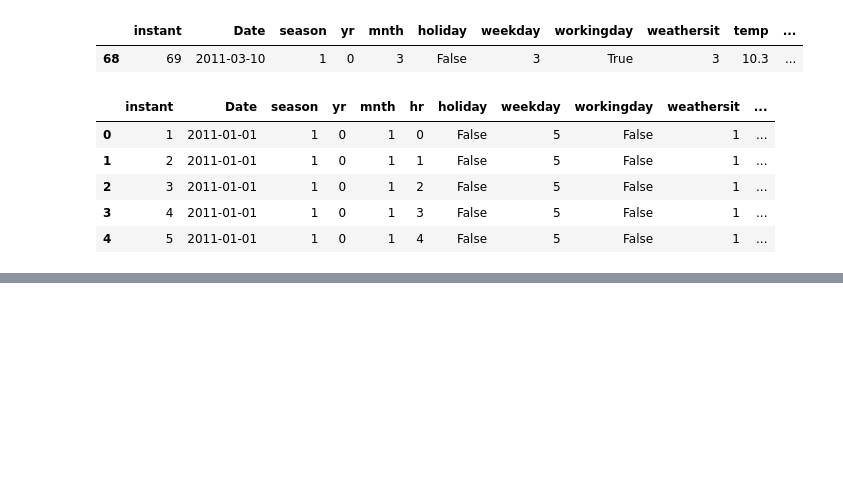
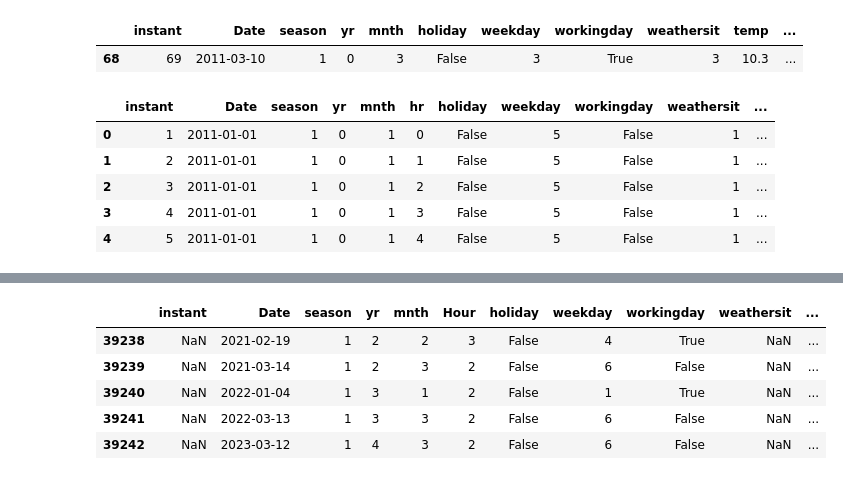
Before and after one commit to novik2713/CAB_BikeShare, a Jupyter notebook: EDA2011-12.ipynb, the cells around one changed output, grey strips where cells are left out. Drawn from its saved outputs; the diff is of its cells as text; code cells hidden in the pictures; blank space fills up the shorter version.

```diff
--- a/EDA2011-12.ipynb
+++ b/EDA2011-12.ipynb
@@ -336,0 +328,3 @@ dd = dd.rename(columns={"temp": "temp(°C)", "atemp": "atemp(°C)", "hum": "humi
+# %%
+daily23 = pd.read_csv("dd_2021-23.csv")
+hourly23 = pd.read_csv("hd_2021-23.csv")
@@ -336,0 +343,18 @@ dd = dd.rename(columns={"temp": "temp(°C)", "atemp": "atemp(°C)", "hum": "humi
+# %%
+hourly23["Date"] = pd.to_datetime(hourly23['Date'])
+hourly23["holiday"] = hourly23["holiday"].astype("bool")
+hourly23["workingday"] = hourly23["workingday"].astype("bool")
+hd['humidity(%)'] = pd.to_numeric(hd['humidity(%)'], errors='coerce', downcast='integer')
+hd = hd.rename(columns={"hr": "Hour"})
+
+hd_all = pd.merge(hd, hourly23, on=['Date', 'yr', 'mnth', 'weekday', "Hour", 'season', 'holiday', 'workingday', 'Weekday', 'Season', 'Casual', 'Member', 'Total_rides', 'temp(°C)', 'humidity(%)', 'windspeed'], how='outer')
+# %%
+# display(dd_all)
+display(hd_all.tail())
+# %% [output]
+|  | instant | Date | season | yr | mnth | Hour | holiday | weekday | workingday | weathersit | ... |
+| 39238 | NaN | 2021-02-19 | 1 | 2 | 2 | 3 | False | 4 | True | NaN | ... |
+| 39239 | NaN | 2021-03-14 | 1 | 2 | 3 | 2 | False | 6 | False | NaN | ... |
+| 39240 | NaN | 2022-01-04 | 1 | 3 | 1 | 2 | False | 1 | True | NaN | ... |
+| 39241 | NaN | 2022-03-13 | 1 | 3 | 3 | 2 | False | 6 | False | NaN | ... |
+| 39242 | NaN | 2023-03-12 | 1 | 4 | 3 | 2 | False | 6 | False | NaN | ... |
```
Also changed, not shown: parts of 14 cells of this notebook.
